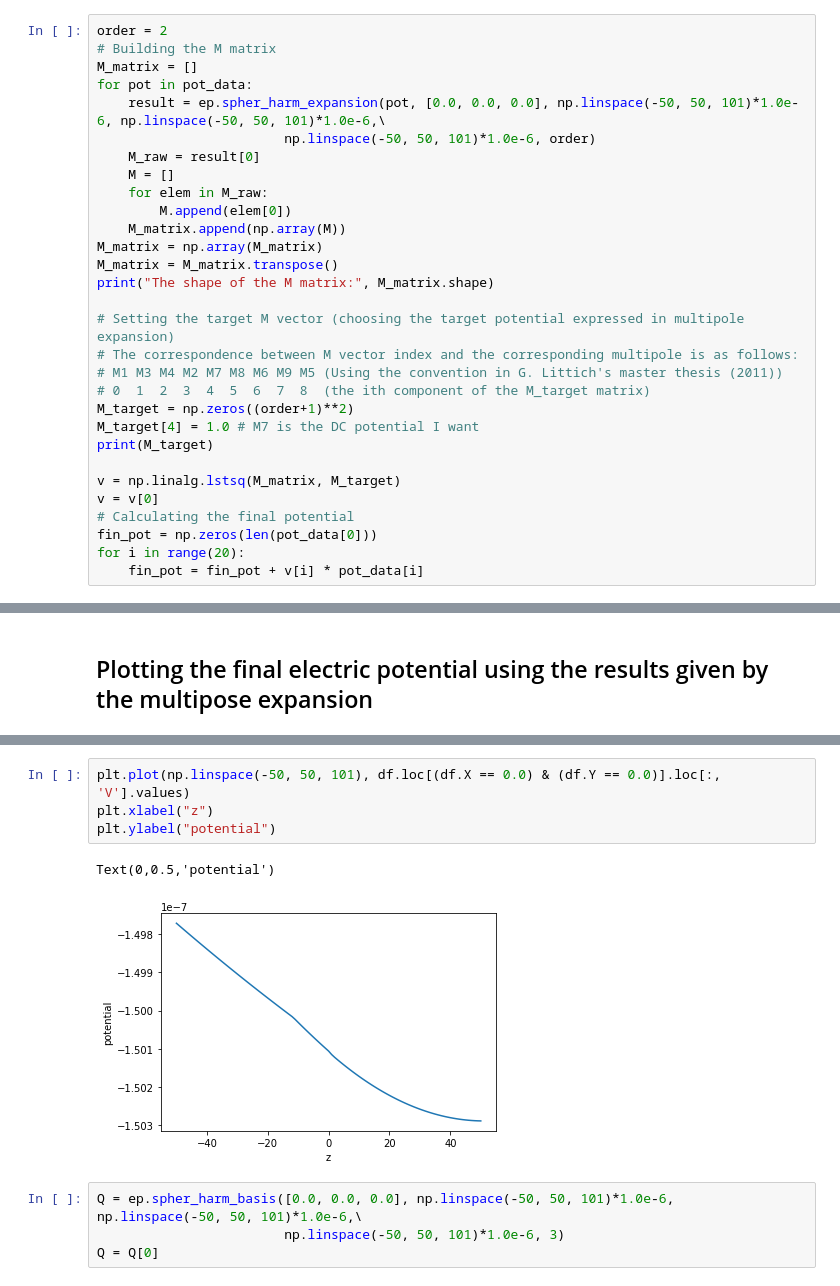
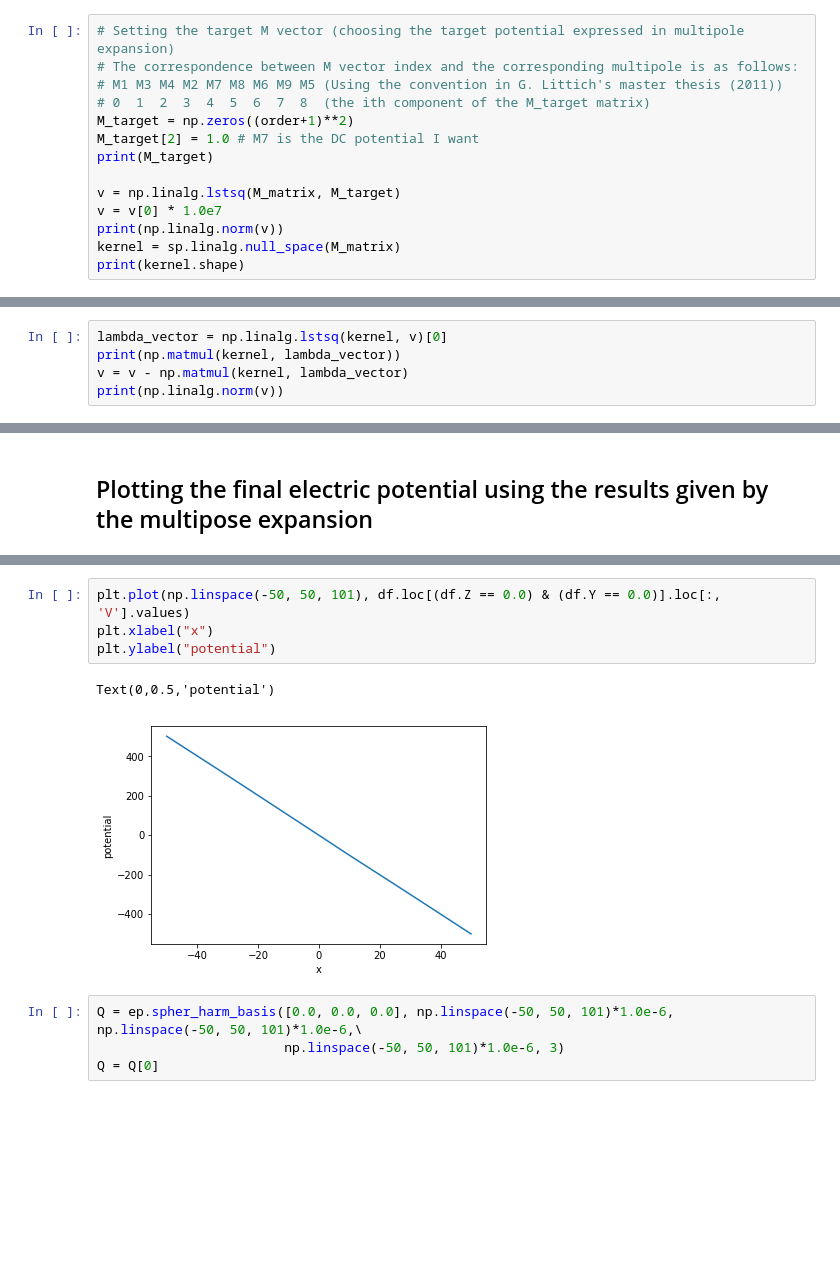
Before and after one commit to HaeffnerLab/Electron-Trap-Design-Testing, a Jupyter notebook: DC_Confinement/DC_sim1.ipynb, the cells around one changed output, grey strips where cells are left out. Saved outputs shown, nothing was run; the diff lists cells and outputs as text; blank space fills up the shorter version.

```diff
--- a/DC_Confinement/DC_sim1.ipynb
+++ b/DC_Confinement/DC_sim1.ipynb
@@ -82,31 +102,15 @@ The total number of DC electrodes: 20
 # %%
-order = 2
-# Building the M matrix
-M_matrix = []
-for pot in pot_data:
-    result = ep.spher_harm_expansion(pot, [0.0, 0.0, 0.0], np.linspace(-50, 50, 101)*1.0e-6, np.linspace(-50, 50, 101)*1.0e-6,\
-                        np.linspace(-50, 50, 101)*1.0e-6, order)
-    M_raw = result[0]
-    M = []
-    for elem in M_raw:
-        M.append(elem[0])
-    M_matrix.append(np.array(M))
-M_matrix = np.array(M_matrix)
-M_matrix = M_matrix.transpose()
-print("The shape of the M matrix:", M_matrix.shape)
-
 # Setting the target M vector (choosing the target potential expressed in multipole expansion)
 # The correspondence between M vector index and the corresponding multipole is as follows:
 # M1 M3 M4 M2 M7 M8 M6 M9 M5 (Using the convention in G. Littich's master thesis (2011))
 # 0  1  2  3  4  5  6  7  8  (the ith component of the M_target matrix)
 M_target = np.zeros((order+1)**2)
-M_target[4] = 1.0 # M7 is the DC potential I want
+M_target[2] = 1.0 # M7 is the DC potential I want
 print(M_target)
 
 v = np.linalg.lstsq(M_matrix, M_target)
-v = v[0]
-# Calculating the final potential
-fin_pot = np.zeros(len(pot_data[0]))
-for i in range(20):
-    fin_pot = fin_pot + v[i] * pot_data[i]
+v = v[0] * 1.0e7
+print(np.linalg.norm(v))
+kernel = sp.linalg.null_space(M_matrix)
+print(kernel.shape)
 # %% [output]
@@ -117,0 +130,5 @@ To use the future default and silence this warning we advise to pass `rcond=None
+# %%
+lambda_vector = np.linalg.lstsq(kernel, v)[0]
+print(np.matmul(kernel, lambda_vector))
+v = v - np.matmul(kernel, lambda_vector)
+print(np.linalg.norm(v))
@@ -204,10 +242,10 @@ plt.show()
 # %%
-plt.plot(np.linspace(-50, 50, 101), df.loc[(df.X == 0.0) & (df.Y == 0.0)].loc[:, 'V'].values)
-plt.xlabel("z")
+plt.plot(np.linspace(-50, 50, 101), df.loc[(df.Z == 0.0) & (df.Y == 0.0)].loc[:, 'V'].values)
+plt.xlabel("x")
 plt.ylabel("potential")
 # %% [output]
 Text(0,0.5,'potential')
-[figure, old version]
+[figure, new version]
 # %%
 Q = ep.spher_harm_basis([0.0, 0.0, 0.0], np.linspace(-50, 50, 101)*1.0e-6, np.linspace(-50, 50, 101)*1.0e-6,\
                         np.linspace(-50, 50, 101)*1.0e-6, 3)
```
Also changed, not shown: parts of 8 cells of this notebook, 4 other files.
